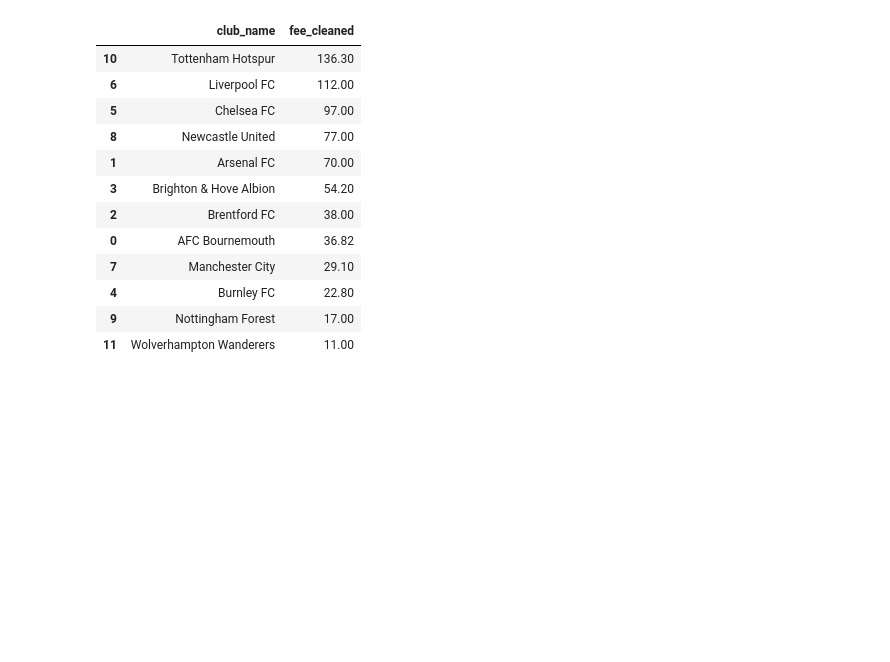
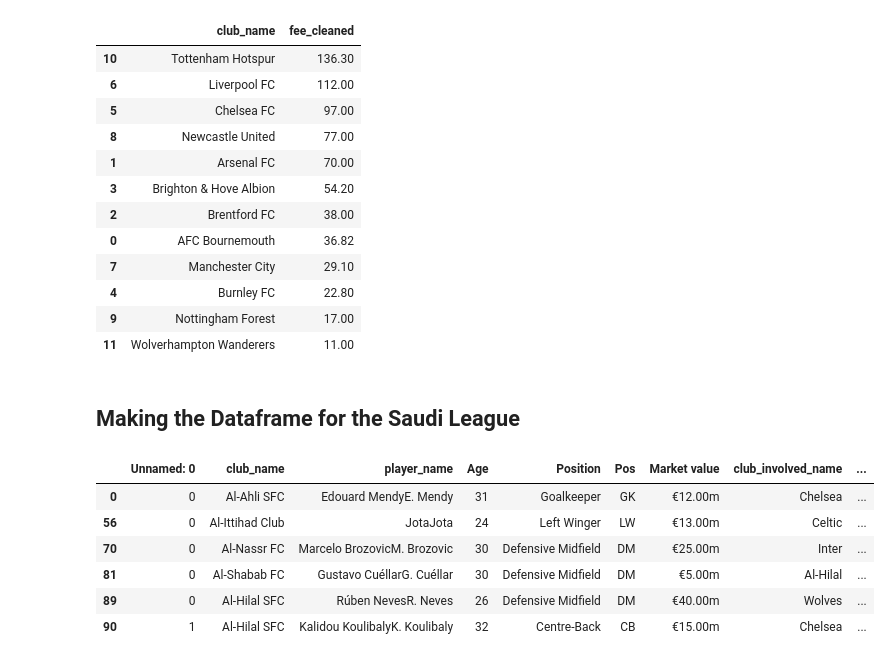
Before and after one commit to AhanPenkar/live-transfers, a Jupyter notebook: clean.ipynb, the cells around one changed output. Drawn from its saved outputs; the diff is of its cells as text; code cells hidden in the pictures; blank space fills up the shorter version.

Commit message:
saudi-update

```diff
--- a/clean.ipynb
+++ b/clean.ipynb
@@ -82,3 +82,28 @@ eng.head(30)
 # %%
 #output the csv
 eng.to_csv('Prem.csv', index=False)
+# %% [markdown]
+## Making the Dataframe for the Saudi League
+# %%
+saudi = pd.read_csv('data/saudi-professional-league.csv')
+# %%
+#delete the euro signs in front of the values
+saudi['fee_cleaned'] = saudi['fee_cleaned'].str.replace('€', '')
+#remove the m
+saudi['fee_cleaned'] = saudi['fee_cleaned'].str.replace('m', '')
+#convert fee_cleaned to float
+saudi['fee_cleaned'] = saudi['fee_cleaned'].astype(float)
+# %%
+#remove where fee_cleaned is nan
+saudi = saudi.dropna(subset=['fee_cleaned'])
+#remove where transfer_movement is out
+saudi = saudi[saudi['transfer_movement'] != 'Out']
+saudi.head(30)
+# %% [output]
+|  | Unnamed: 0 | club_name | player_name | Age | Position | Pos | Market value | club_involved_name | ... |
+| 0 | 0 | Al-Ahli SFC | Edouard MendyE. Mendy | 31 | Goalkeeper | GK | €12.00m | Chelsea | ... |
+| 56 | 0 | Al-Ittihad Club | JotaJota | 24 | Left Winger | LW | €13.00m | Celtic | ... |
+| 70 | 0 | Al-Nassr FC | Marcelo BrozovicM. Brozovic | 30 | Defensive Midfield | DM | €25.00m | Inter | ... |
+| 81 | 0 | Al-Shabab FC | Gustavo CuéllarG. Cuéllar | 30 | Defensive Midfield | DM | €5.00m | Al-Hilal | ... |
+| 89 | 0 | Al-Hilal SFC | Rúben NevesR. Neves | 26 | Defensive Midfield | DM | €40.00m | Wolves | ... |
+| 90 | 1 | Al-Hilal SFC | Kalidou KoulibalyK. Koulibaly | 32 | Centre-Back | CB | €15.00m | Chelsea | ... |
```
Also changed, not shown: parts of 1 cell of this notebook, 12 other files.
